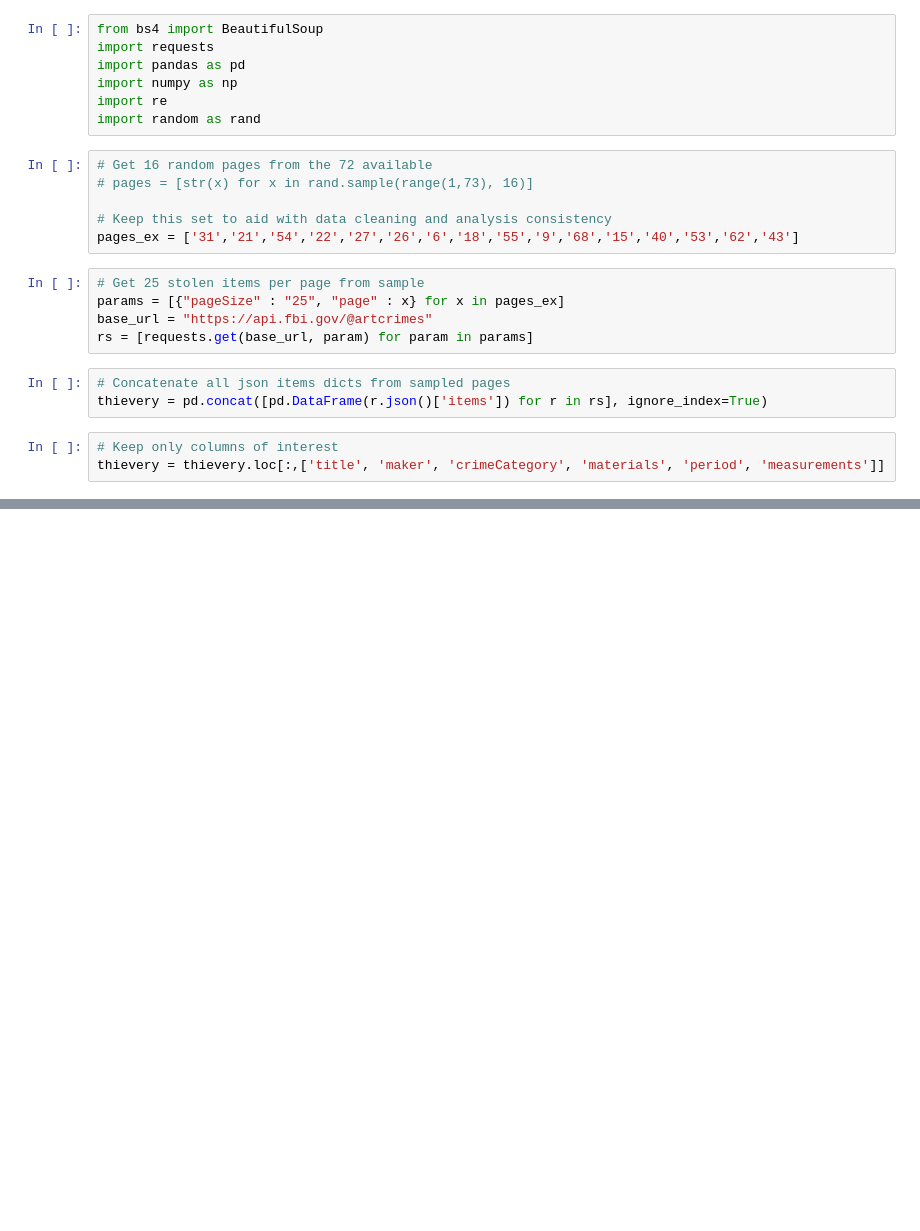
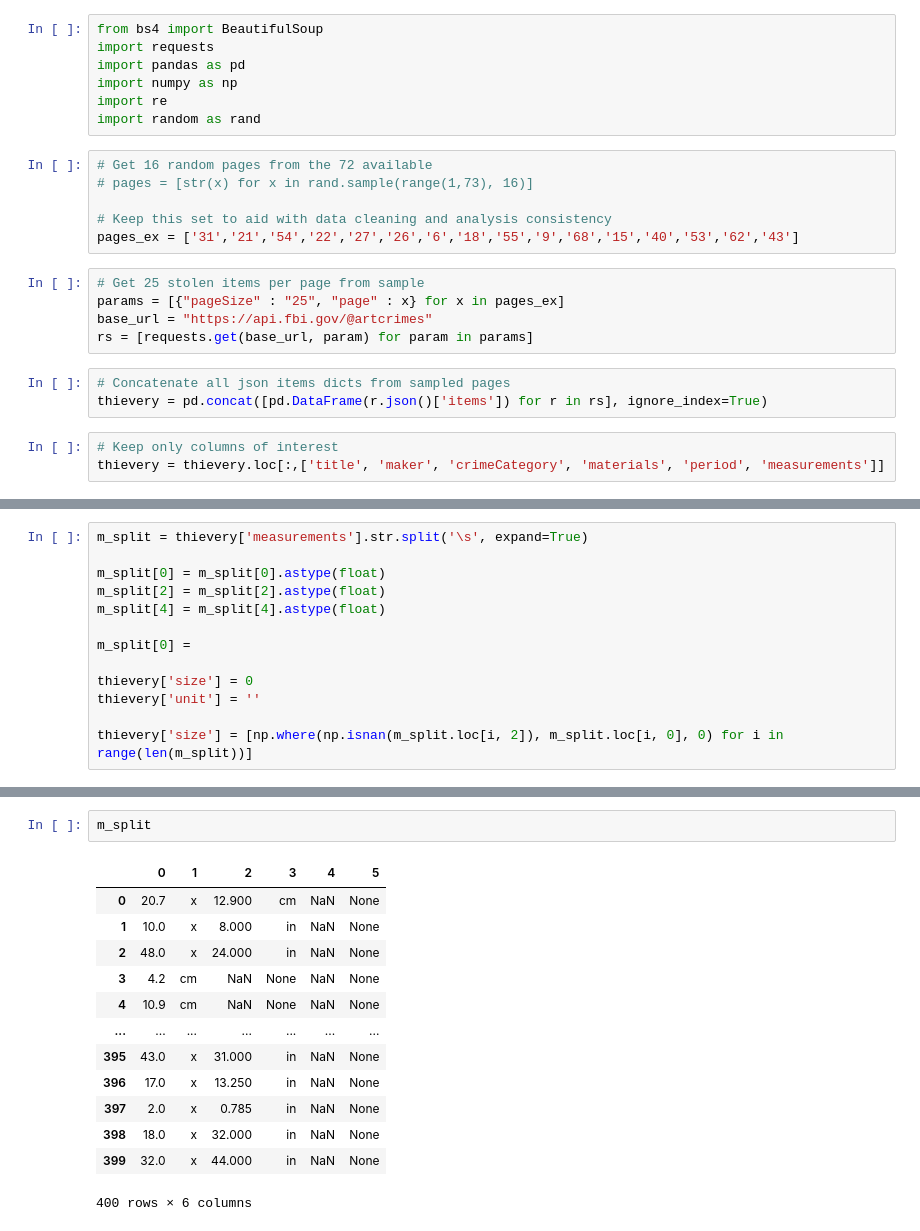
Before and after one commit to emwight/artscraper, a Jupyter notebook: artscrape.ipynb, the cells around one changed output, grey strips where cells are left out. Drawn from its saved outputs; the diff is of its cells as text; blank space fills up the shorter version.

```diff
--- a/artscrape.ipynb
+++ b/artscrape.ipynb
@@ -146,0 +156,13 @@ m_split = thievery['measurements'].str.split('\s', expand=True)
+# %%
+m_split = thievery['measurements'].str.split('\s', expand=True)
+
+m_split[0] = m_split[0].astype(float)
+m_split[2] = m_split[2].astype(float)
+m_split[4] = m_split[4].astype(float)
+
+m_split[0] =
+
+thievery['size'] = 0
+thievery['unit'] = ''
+
+thievery['size'] = [np.where(np.isnan(m_split.loc[i, 2]), m_split.loc[i, 0], 0) for i in range(len(m_split))]
@@ -147,3 +184,19 @@ m_split = thievery['measurements'].str.split('\s', expand=True)
+# %%
+m_split
+# %% [output]
+|  | 0 | 1 | 2 | 3 | 4 | 5 |
+| 0 | 20.7 | x | 12.900 | cm | NaN | None |
+| 1 | 10.0 | x | 8.000 | in | NaN | None |
+| 2 | 48.0 | x | 24.000 | in | NaN | None |
+| 3 | 4.2 | cm | NaN | None | NaN | None |
+| 4 | 10.9 | cm | NaN | None | NaN | None |
+| ... | ... | ... | ... | ... | ... | ... |
+| 395 | 43.0 | x | 31.000 | in | NaN | None |
+| 396 | 17.0 | x | 13.250 | in | NaN | None |
+| 397 | 2.0 | x | 0.785 | in | NaN | None |
+| 398 | 18.0 | x | 32.000 | in | NaN | None |
+| 399 | 32.0 | x | 44.000 | in | NaN | None |
+400 rows × 6 columns
 # %%
 from IPython.core.display import HTML
 display(HTML(thievery.to_html()))
```
Also changed, not shown: parts of 11 cells of this notebook.
